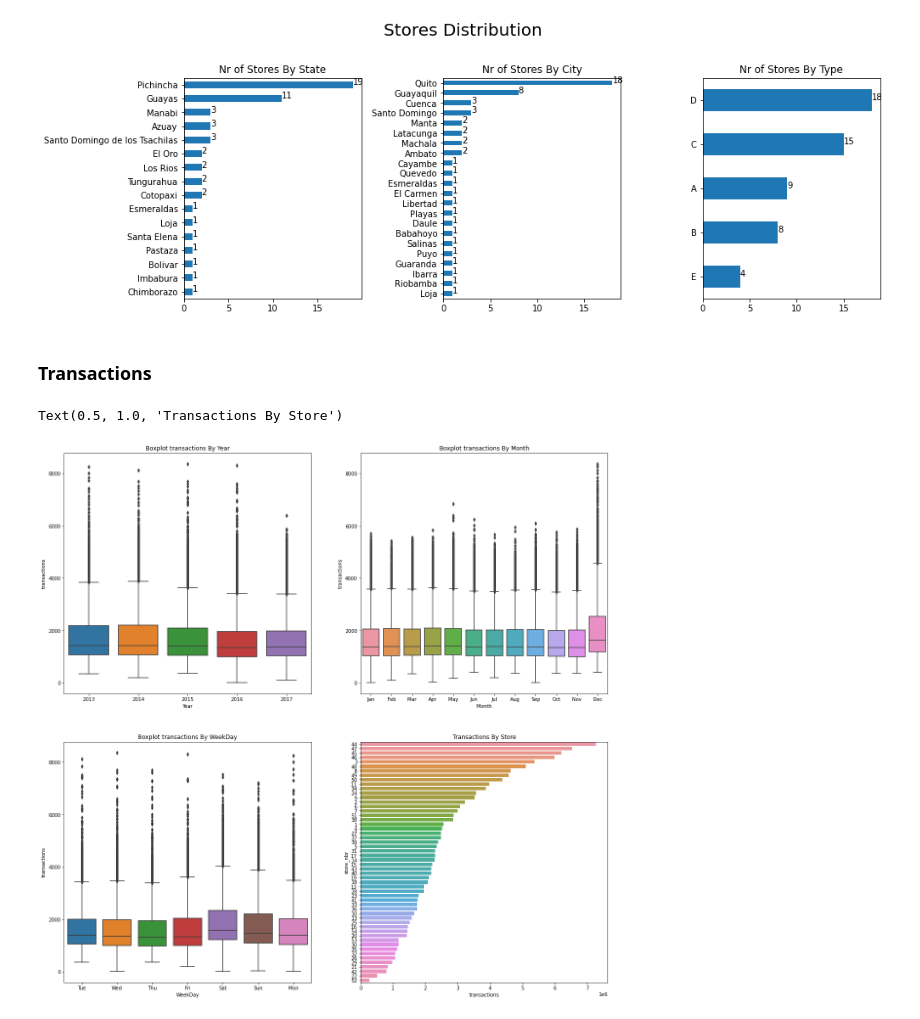
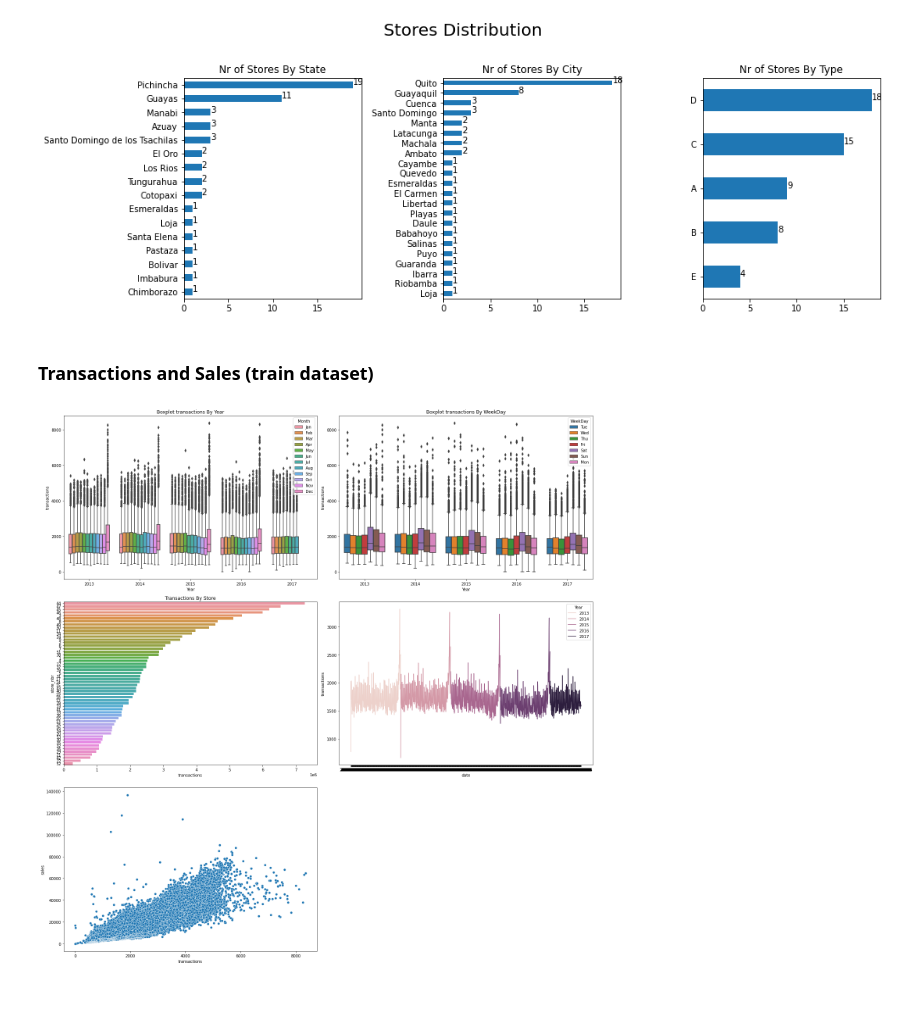
Before and after one commit to mcpinto1993/Kaggle_StoreSales, a Jupyter notebook: StoreSalesAnalysis.ipynb, the cells around one changed output. Cells and saved outputs as stored; diff of their text form; code cells hidden in the pictures.

```diff
--- a/StoreSalesAnalysis.ipynb
+++ b/StoreSalesAnalysis.ipynb
@@ -91,4 +110,4 @@ plt.show()
 # %% [output]
 [figure]
 # %% [markdown]
-### **Transactions**
+### **Transactions and Sales (train dataset)**
@@ -98,7 +120,8 @@ print("DataFrame statistics: \n {} \n".format(transactions.describe()))
 print("Null Values: \n{} \n".format(transactions.isnull().sum()))
 print("Unique Values: \n{}".format(transactions.nunique()))
 # %%
-import datetime as dt
+#Join the DataFrames with Key Date/Store_nbr
+train_trans = pd.merge(train.groupby(['date', 'store_nbr']).sales.sum().reset_index(), transactions, on=['date', 'store_nbr'], how = 'inner')
 
 #Nr Of Transactions By Store
 NrTransByStore = transactions[['store_nbr', 'transactions']].groupby(['store_nbr']).sum().sort_values(by='transactions', ascending = False).reset_index()
@@ -107,30 +130,35 @@ NrTransByStore = transactions[['store_nbr', 'transactions']].groupby(['store_nbr
 transactions['Year'] = pd.to_datetime(transactions['date']).dt.year
 transactions['Month'] = pd.to_datetime(transactions['date']).dt.strftime('%b')
 transactions['WeekDay'] = pd.to_datetime(transactions['date']).dt.strftime('%a')
+
+#TransactionsMonth
+TransactionsMean = transactions[['date','Month', 'Year', 'transactions']].groupby(['date','Month','Year']).mean().reset_index()
 # %%
-import seaborn as sns
-
 fig = plt.figure(figsize=(20, 20))
 
-#Subplot 1
-ax1 = fig.add_subplot(2, 2, 1)
-ax1 = sns.boxplot(y=transactions['transactions'], x=transactions['Year'])
+#Subplot 1 -- Boxplot Transactions By Month/Year
+ax1 = fig.add_subplot(3, 2, 1)
+ax1 = sns.boxplot(y=transactions['transactions'], x=transactions['Year'], hue = transactions['Month'])
 ax1.set_title('Boxplot transactions By Year')
 
-#Subplot 2
-ax2 = fig.add_subplot(2, 2, 2)
-ax2 = sns.boxplot(y=transactions['transactions'], x=transactions['Month'])
-ax2.set_title('Boxplot transactions By Month')
+#Subplot 2 -- Boxplot Transactions By WeekDay
+ax2 = fig.add_subplot(3, 2, 2)
+ax2 = sns.boxplot(y=transactions['transactions'], x=transactions['Year'], hue = transactions['WeekDay'])
+ax2.set_title('Boxplot transactions By WeekDay')
 
-#Subplot 3
-ax3 = fig.add_subplot(2, 2, 3)
-ax3 = sns.boxplot(y=transactions['transactions'], x=transactions['WeekDay'])
-ax3.set_title('Boxplot transactions By WeekDay')
+#Subplot 3 -- Barplot Nr Of Transactions By Store
+ax3 = fig.add_subplot(3, 2, 3)
+ax3 = sns.barplot(x=NrTransByStore['transactions'], y=NrTransByStore['store_nbr'], orient='h', order=NrTransByStore.sort_values(by='transactions', ascending = False).store_nbr)
+ax3.set_title('Transactions By Store')
 
-#Subplot 4
-ax4 = fig.add_subplot(2, 2, 4)
-ax4 = sns.barplot(x=NrTransByStore['transactions'], y=NrTransByStore['store_nbr'], orient='h', order=NrTransByStore.sort_values(by='transactions', ascending = False).store_nbr)
-ax4.set_title('Transactions By Store')
+#Subplot 4 -- LinePlot nr of Transactions By Date/Year
+ax4 = fig.add_subplot(3,2,4)
+ax4 = sns.lineplot(data=TransactionsMean, x='date', y='transactions', hue = 'Year')
+
+#Subplot 5 -- Scatterplot Transactions/Sales
+ax5 = fig.add_subplot(3,2,5)
+ax5 = sns.scatterplot(data=train_trans, x='transactions', y='sales')
+
+plt.tight_layout()
 # %% [output]
-Text(0.5, 1.0, 'Transactions By Store')
-[figure, old version]
+[figure, new version]
```
Also changed, not shown: parts of 8 cells of this notebook.
